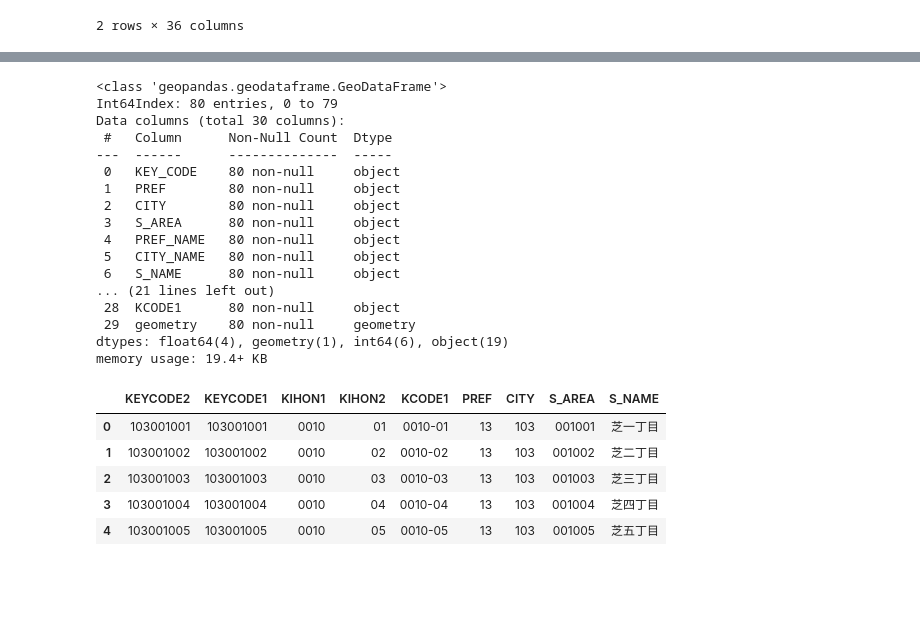
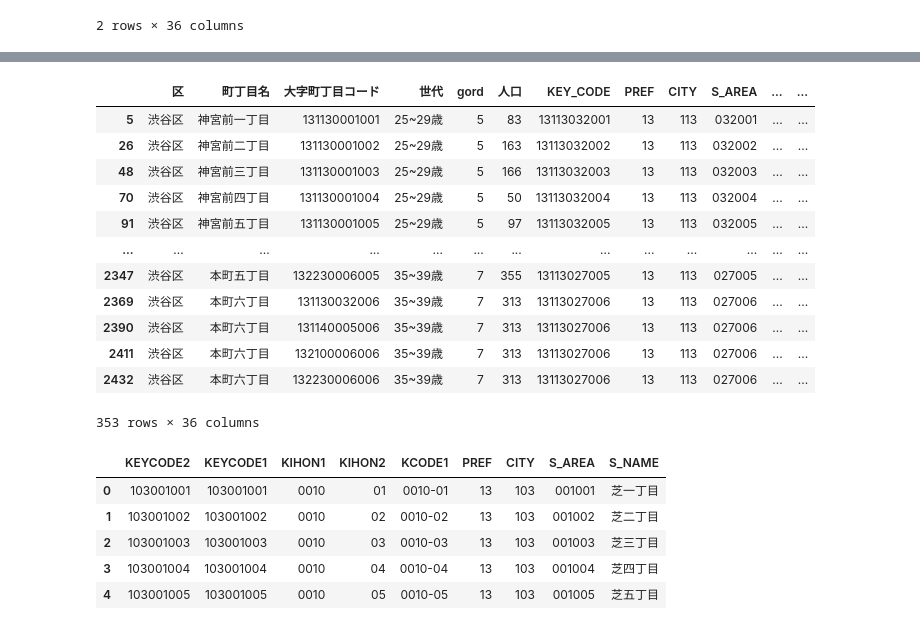
Before and after one commit to MasaoMori/Tokyo_Ward_Assembly_Election, a Jupyter notebook: jupyter/Population_age.ipynb, the cells around one changed output, grey strips where cells are left out. Saved outputs shown, nothing was run; the diff lists cells and outputs as text; code cells hidden in the pictures; blank space fills up the shorter version.

```diff
--- a/jupyter/Population_age.ipynb
+++ b/jupyter/Population_age.ipynb
@@ -460,18 +502,30 @@ import numpy as np
 geodir = d + '/../geoshape/'
 
 ward=['港区','目黒区','大田区','品川区','渋谷区']
-w=ward[2]
-f=fiveband[10]
-print(w,f)
+w=ward[3]
+fb=fiveband[5:8]
+gen = ','.join(fb)
+print(w, gen)
+
+
+pop = final[final['区']==w]
+qoq = pd.DataFrame()
+for g in fb:
+    qoq = pd.concat([qoq, pop[pop['世代']==g]])
+
+qoq = qoq.groupby(['区','町丁目名'])['人口'].sum().reset_index()
 
 gdf = gpd.read_file(geodir + w + '.geojson')
 gdf = gdf[gdf['HCODE']==8101]
-kgdf = pd.merge(final, gdf, left_on=['区','町丁目名'], right_on=['CITY_NAME','S_NAME'], how='left')
-kgdf = kgdf[kgdf['区']==w]
-kgdf = kgdf[kgdf['世代']==f]
-tmp_kgdf = gpd.GeoDataFrame(kgdf)
+result = pd.merge(qoq, gdf, left_on=['区','町丁目名'], right_on=['CITY_NAME','S_NAME']) # , how='left')
+result['世代'] = gen
+
+#kgdf = kgdf[kgdf['区']==w]
+
+result = gpd.GeoDataFrame(result)
+
 
 #tmp_kgdf.explore(column=tmp_kgdf['人口'],cmap='Reds',tooltip=['町丁目名','人口'],tiles='CartoDB positron')
-tmp_kgdf.explore(column=tmp_kgdf['JINKO'],cmap='Reds',tooltip=['町丁目名','人口'],tiles='CartoDB positron')
+result.explore(column=result['人口'],cmap='Reds',tooltip=['町丁目名','世代','人口'],tiles='CartoDB positron')
 #tmp_kgdf.info()
 # %% [output]
@@ -479,24 +533,20 @@ tmp_kgdf.explore(column=tmp_kgdf['JINKO'],cmap='Reds',tooltip=['町丁目名','
 [interactive output not drawn]
 # %%
-gdf.info()
+pop
 # %% [output]
+|  | 区 | 町丁目名 | 大字町丁目コード | 世代 | gord | 人口 | KEY_CODE | PREF | CITY | S_AREA | ... | ... |
+| 5 | 渋谷区 | 神宮前一丁目 | 131130001001 | 25~29歳 | 5 | 83 | 13113032001 | 13 | 113 | 032001 | ... | ... |
+| 26 | 渋谷区 | 神宮前二丁目 | 131130001002 | 25~29歳 | 5 | 163 | 13113032002 | 13 | 113 | 032002 | ... | ... |
+| 48 | 渋谷区 | 神宮前三丁目 | 131130001003 | 25~29歳 | 5 | 166 | 13113032003 | 13 | 113 | 032003 | ... | ... |
+| 70 | 渋谷区 | 神宮前四丁目 | 131130001004 | 25~29歳 | 5 | 50 | 13113032004 | 13 | 113 | 032004 | ... | ... |
+| 91 | 渋谷区 | 神宮前五丁目 | 131130001005 | 25~29歳 | 5 | 97 | 13113032005 | 13 | 113 | 032005 | ... | ... |
+| ... | ... | ... | ... | ... | ... | ... | ... | ... | ... | ... | ... | ... |
+| 2347 | 渋谷区 | 本町五丁目 | 132230006005 | 35~39歳 | 7 | 355 | 13113027005 | 13 | 113 | 027005 | ... | ... |
+| 2369 | 渋谷区 | 本町六丁目 | 131130032006 | 35~39歳 | 7 | 313 | 13113027006 | 13 | 113 | 027006 | ... | ... |
+| 2390 | 渋谷区 | 本町六丁目 | 131140005006 | 35~39歳 | 7 | 313 | 13113027006 | 13 | 113 | 027006 | ... | ... |
+| 2411 | 渋谷区 | 本町六丁目 | 132100006006 | 35~39歳 | 7 | 313 | 13113027006 | 13 | 113 | 027006 | ... | ... |
+| 2432 | 渋谷区 | 本町六丁目 | 132230006006 | 35~39歳 | 7 | 313 | 13113027006 | 13 | 113 | 027006 | ... | ... |
-<class 'geopandas.geodataframe.GeoDataFrame'>
-Int64Index: 80 entries, 0 to 79
-Data columns (total 30 columns):
- #   Column      Non-Null Count  Dtype
----  ------      --------------  -----
- 0   KEY_CODE    80 non-null     object
- 1   PREF        80 non-null     object
- 2   CITY        80 non-null     object
- 3   S_AREA      80 non-null     object
- 4   PREF_NAME   80 non-null     object
- 5   CITY_NAME   80 non-null     object
- 6   S_NAME      80 non-null     object
-... (21 lines left out)
- 28  KCODE1      80 non-null     object
- 29  geometry    80 non-null     geometry
-dtypes: float64(4), geometry(1), int64(6), object(19)
-memory usage: 19.4+ KB
+353 rows × 36 columns
 # %%
 gdf[['KEYCODE2','KEYCODE1','KIHON1','KIHON2','KCODE1','PREF','CITY','S_AREA','S_NAME']].head()
 # %% [output]
```
Also changed, not shown: parts of 4 cells of this notebook, 1 other file.
